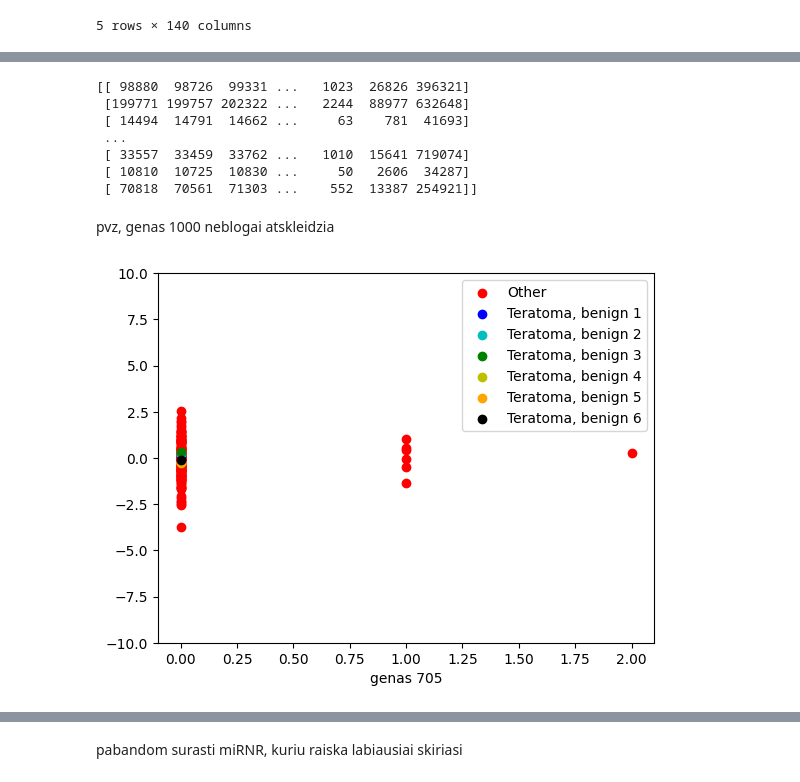
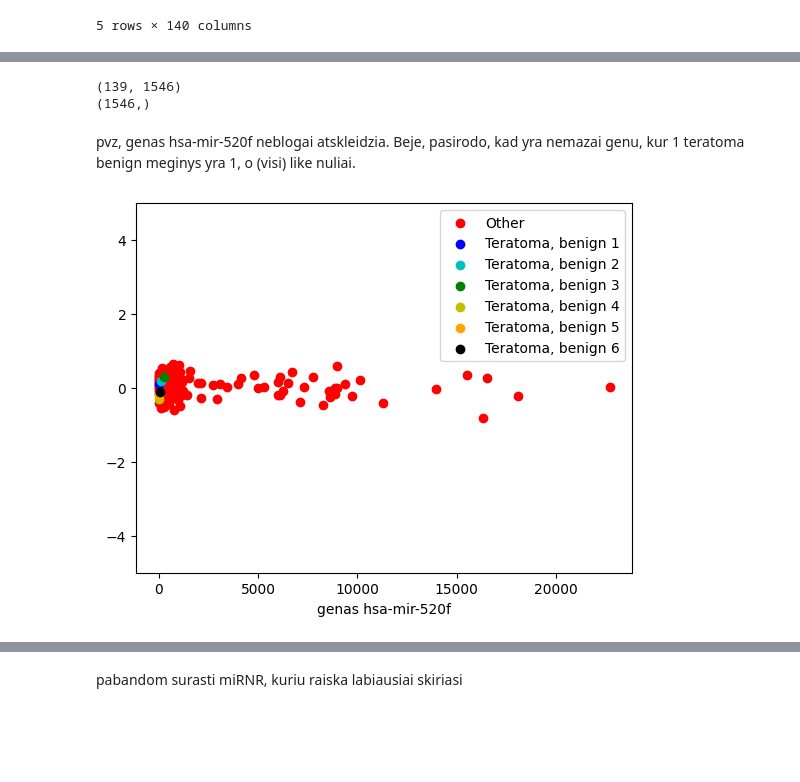
Before and after one commit to Ignas12345/Magistras_knygutes_ir_duomenys, a Jupyter notebook: TCGA_duomenu_apdorojimas.ipynb, the cells around one changed output, grey strips where cells are left out. Saved outputs shown, nothing was run; the diff lists cells and outputs as text; code cells hidden in the pictures; blank space fills up the shorter version.

```diff
--- a/TCGA_duomenu_apdorojimas.ipynb
+++ b/TCGA_duomenu_apdorojimas.ipynb
@@ -19,9 +19,10 @@ df.head()
 | 4 | hsa-let-7c | 107229 | 326967 | 2614 | 59663 | ... |
 5 rows × 140 columns
 # %%
-df = df.drop(df.columns[0], axis=1)
+gene_names = df["miRNA_ID"].to_numpy()
+df_trimmed = df.drop(df.columns[0], axis=1)
 # %%
-full_data = df.to_numpy(dtype = np.int32)
+full_data = df_trimmed.to_numpy(dtype = np.int32)
 # %%
 print(full_data)
 print(np.shape(full_data))
@@ -28,3 +38,3 @@ print(np.shape(full_data))
 # %%
 filtered_data = full_data[~np.all(full_data == 0, axis=1)]
-print(np.shape(filtered_data))
+filtered_gene_names = gene_names[~np.all(full_data == 0, axis=1)]
@@ -55,33 +97,31 @@ plt.legend()
 plt.show()
 # %%
 #susicentruojam duomenis, jei reikia
-X=filtered_data.T
+X = filtered_data.T
+gene_ids = filtered_gene_names
 #X = X - np.mean(X, axis = 0)
-print(X)
+print(np.shape(X))
+print(np.shape(gene_ids))
 # %% [output]
-[[ 98880  98726  99331 ...   1023  26826 396321]
- [199771 199757 202322 ...   2244  88977 632648]
- [ 14494  14791  14662 ...     63    781  41693]
- ...
- [ 33557  33459  33762 ...   1010  15641 719074]
- [ 10810  10725  10830 ...     50   2606  34287]
- [ 70818  70561  71303 ...    552  13387 254921]]
+(139, 1546)
+(1546,)
-# %% [markdown]
-pvz, genas 1000 neblogai atskleidzia
+# %% [markdown]
+pvz, genas hsa-mir-520f neblogai atskleidzia.
+Beje, pasirodo, kad yra nemazai genu, kur 1 teratoma benign meginys yra 1, o (visi) like nuliai.
 # %%
-i = 705
-plt.scatter(X[6:139, i], np.random.normal(size = len(X[6:139, 0])), c = 'r', label = 'Other')
+i = 1000
+plt.scatter(X[6:139, i], np.random.normal(scale=0.3, size = len(X[6:139, 0])), c = 'r', label = 'Other')
 
 plt.scatter(X[0, i], 0.1, c = 'b', label = 'Teratoma, benign 1')
 plt.scatter(X[1, i], 0.2, c = 'c', label = 'Teratoma, benign 2')
 plt.scatter(X[2, i], 0.3, c = 'g', label = 'Teratoma, benign 3')
 plt.scatter(X[3, i], -0.3, c = 'y', label = 'Teratoma, benign 4')
 plt.scatter(X[4, i], -0.2, c = 'orange', label = 'Teratoma, benign 5')
 plt.scatter(X[5, i], -0.1, c = 'k', label = 'Teratoma, benign 6')
 
-plt.xlabel('genas ' + str(i))
-plt.ylim(-10, 10)
+plt.xlabel('genas ' + str(gene_ids[i]))
+plt.ylim(-5, 5)
 plt.legend()
 plt.show()
 # %% [output]
-[figure, old version]
+[figure, new version]
```
Also changed, not shown: parts of 8 cells of this notebook.
